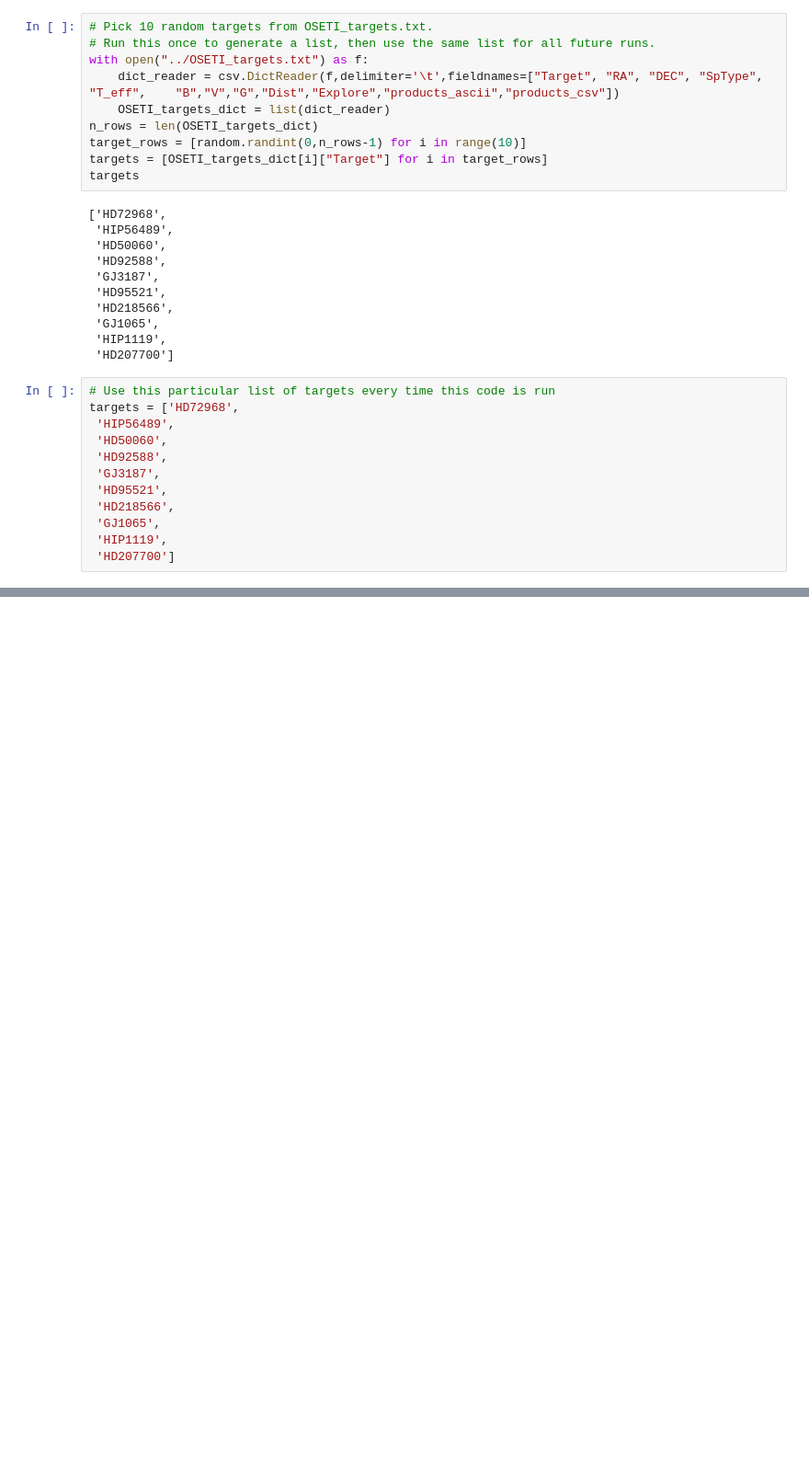
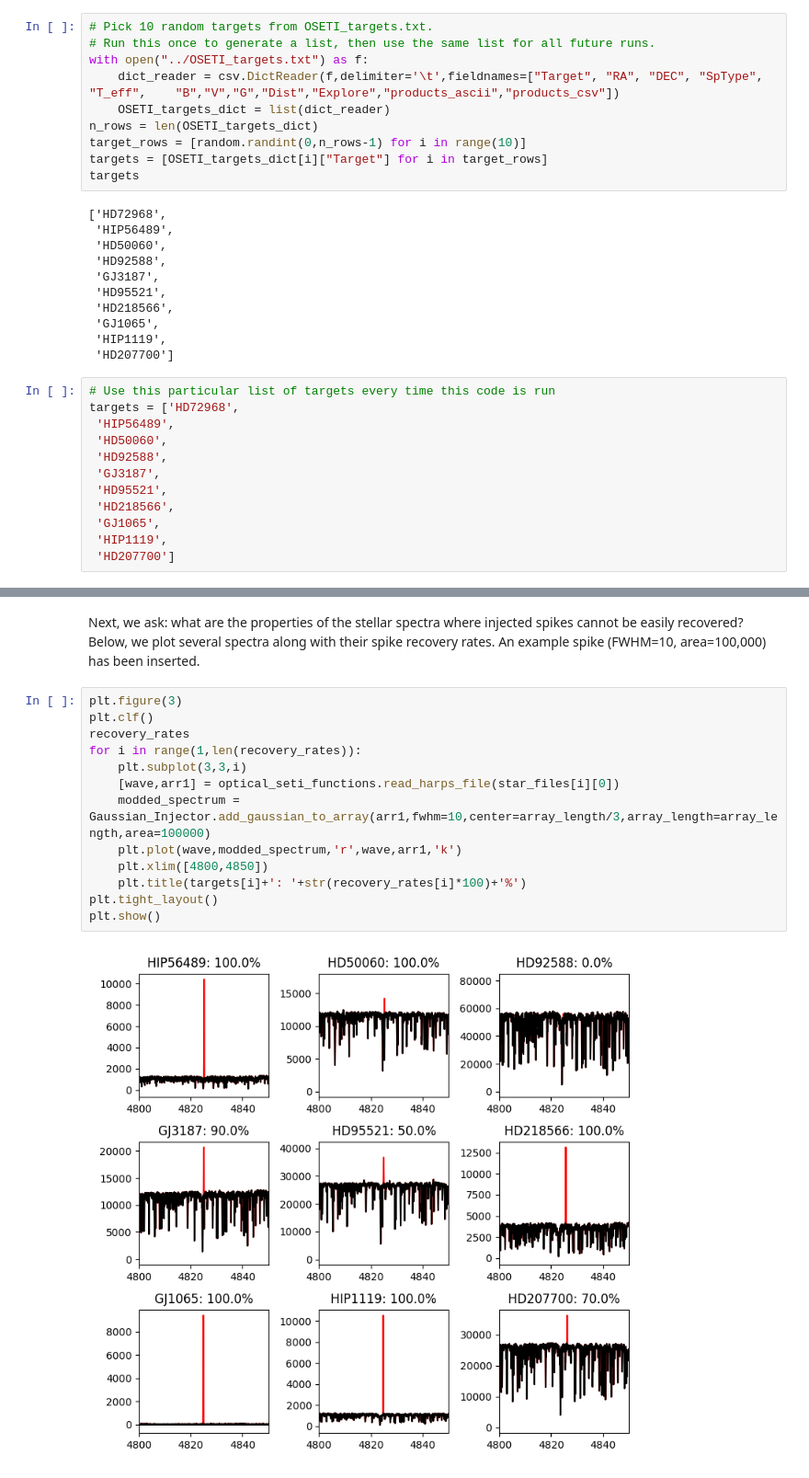
Before and after one commit to goodmanj/optical_seti, a Jupyter notebook: injection/injection-test.ipynb, the cells around one changed output, grey strips where cells are left out. Shown at 92% size. Saved outputs shown, nothing was run; the diff lists cells and outputs as text; blank space fills up the shorter version.

```diff
--- a/injection/injection-test.ipynb
+++ b/injection/injection-test.ipynb
@@ -193,0 +214,17 @@ targets
+# %% [markdown]
+Next, we ask: what are the properties of the stellar spectra where injected spikes cannot be easily recovered?  Below, we plot several spectra along with their spike recovery rates.  An example spike (FWHM=10, area=100,000) has been inserted.
+# %%
+plt.figure(3)
+plt.clf()
+recovery_rates
+for i in range(1,len(recovery_rates)):
+    plt.subplot(3,3,i)
+    [wave,arr1] = optical_seti_functions.read_harps_file(star_files[i][0])
+    modded_spectrum = Gaussian_Injector.add_gaussian_to_array(arr1,fwhm=10,center=array_length/3,array_length=array_length,area=100000)
+    plt.plot(wave,modded_spectrum,'r',wave,arr1,'k')
+    plt.xlim([4800,4850])
+    plt.title(targets[i]+': '+str(recovery_rates[i]*100)+'%')
+plt.tight_layout()
+plt.show()
+# %% [output]
+[figure, added]
```
Also changed, not shown: parts of 29 cells of this notebook, 2 other files.
